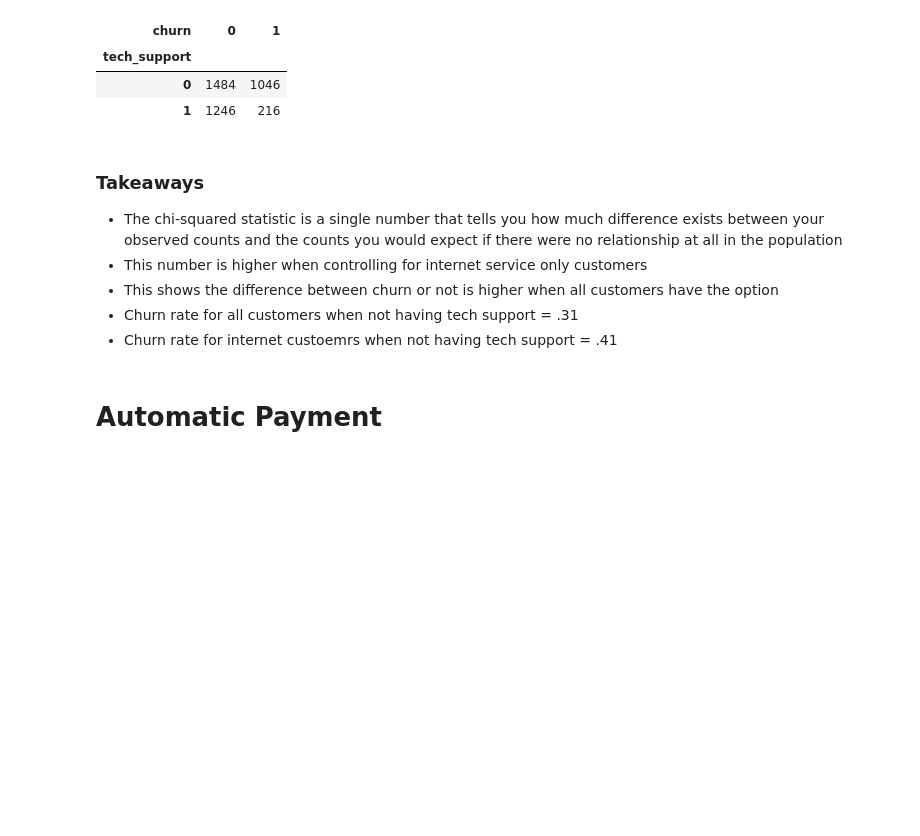
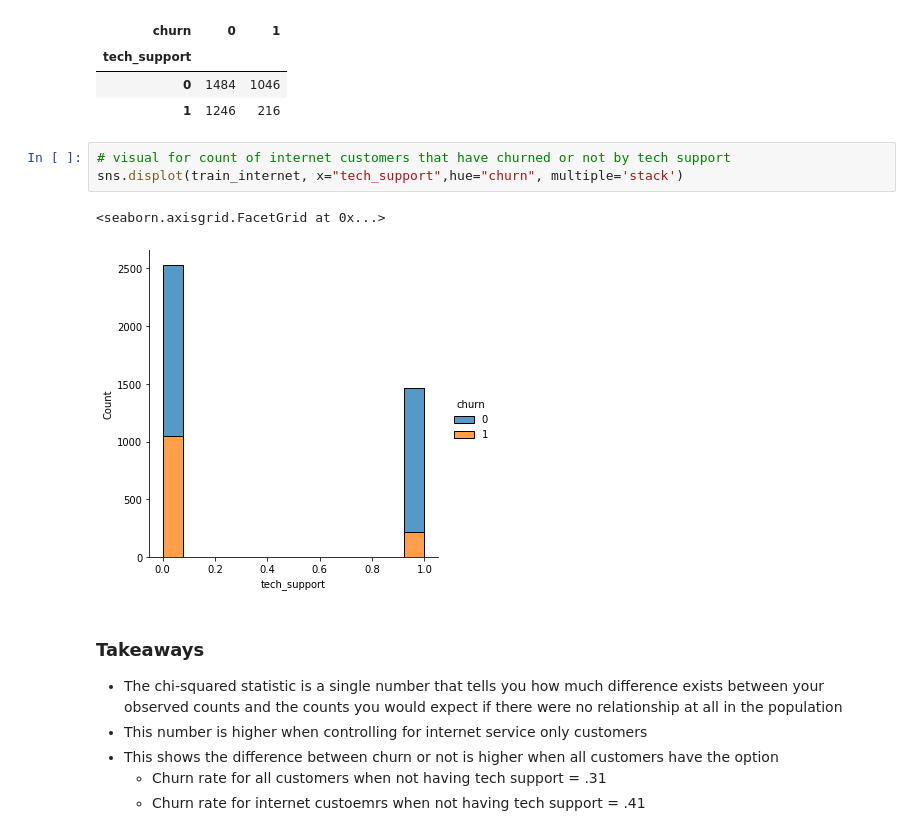
Before and after one commit to ThompsonBethany01/Telco_Churn, a Jupyter notebook: Modeling.ipynb, the cells around one changed output. Cells and saved outputs as stored; diff of their text form; blank space fills up the shorter version.

```diff
--- a/Modeling.ipynb
+++ b/Modeling.ipynb
@@ -252,12 +268,16 @@ observed2
 | tech_support |  |  |
 | 0 | 1484 | 1046 |
 | 1 | 1246 | 216 |
+# %%
+# visual for count of internet customers that have churned or not by tech support
+sns.displot(train_internet, x="tech_support",hue="churn", multiple='stack')
+# %% [output]
+<seaborn.axisgrid.FacetGrid at 0x...>
+[figure, added]
 # %% [markdown]
 ### Takeaways
 - The chi-squared statistic is a single number that tells you how much difference exists between your observed counts and the counts you would expect if there were no relationship at all in the population
 - This number is higher when controlling for internet service only customers
 - This shows the difference between churn or not is higher when all customers have the option
-- Churn rate for all customers when not having tech support = .31
-- Churn rate for internet custoemrs when not having tech support = .41
+    - Churn rate for all customers when not having tech support = .31
+    - Churn rate for internet custoemrs when not having tech support = .41
-# %% [markdown]
-# Automatic Payment
```
Also changed, not shown: parts of 49 cells of this notebook, 2 other files.
